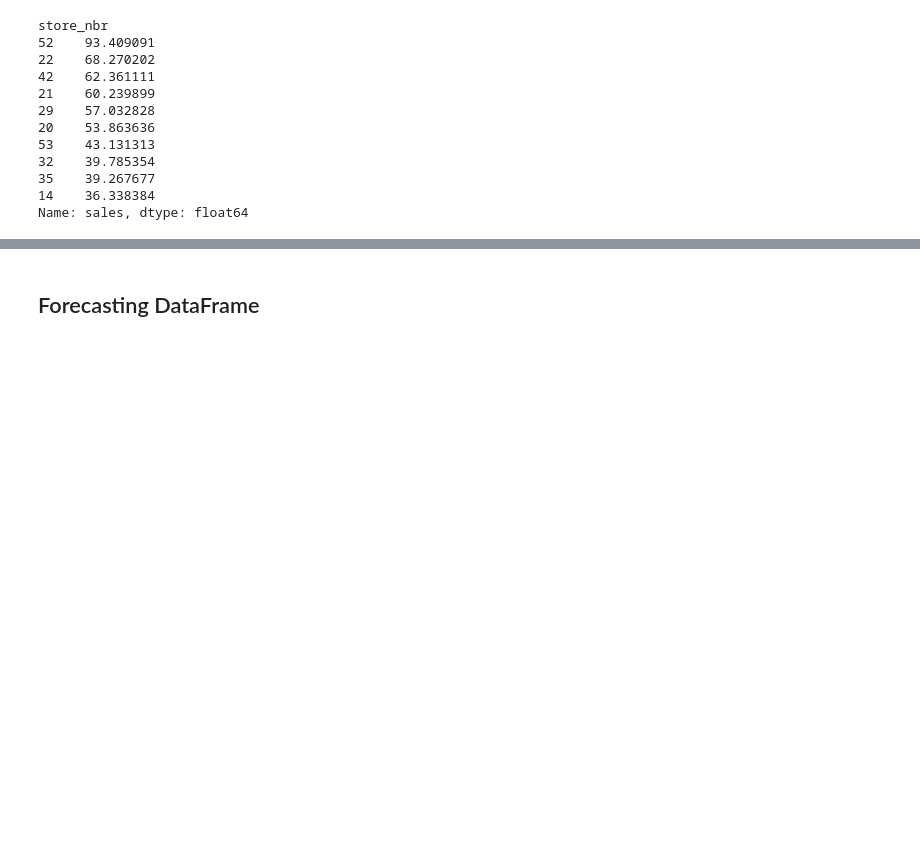
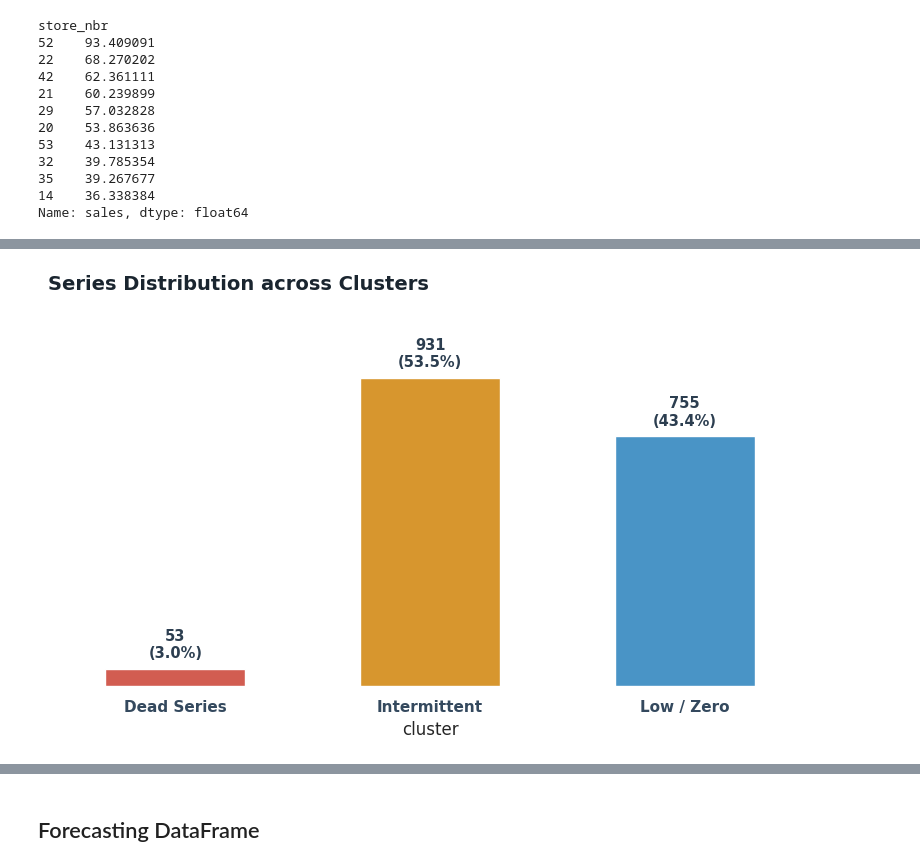
Before and after one commit to on1link/nixtla-store-sales-forecasting, a Jupyter notebook: notebooks/store_forecasting.ipynb, the cells around one changed output, grey strips where cells are left out. Saved outputs shown, nothing was run; the diff lists cells and outputs as text; code cells hidden in the pictures; blank space fills up the shorter version.

```diff
--- a/notebooks/store_forecasting.ipynb
+++ b/notebooks/store_forecasting.ipynb
@@ -576,0 +587,67 @@ pd.DataFrame({"name": ["dead_series", "intermittent", "low_zero"], "values": [de
+# %%
+# 1. Prepare Data with Clean Labels
+counts = [dead_series.shape[0], intermittent.shape[0], low_zero.shape[0]]
+total = sum(counts)
+
+df = pd.DataFrame(
+    {
+        "cluster": ["Dead Series", "Intermittent", "Low / Zero"],
+        "count": counts,
+        "pct": [c / total * 100 for c in counts],
+    }
+)
+
+# 2. Setup Figure & Theme
+plt.figure(figsize=(8, 5))
+sns.set_theme(style="white")
+
+# Color mapping: Highlight critical clusters (e.g., Red for Dead, Orange for Intermittent)
+palette = ["#e74c3c", "#f39c12", "#3498db"]
+
+ax = sns.barplot(
+    data=df,
+    x="cluster",
+    y="count",
+    palette=palette,
+    hue="cluster",
+    legend=False,
+    width=0.55,
+)
+
+# 3. Add Data Annotations (Count + Percentage)
+for p, (_, row) in zip(ax.patches, df.iterrows()):
+    height = p.get_height()
+    ax.annotate(
+        f"{int(height):,}\n({row['pct']:.1f}%)",
+        xy=(p.get_x() + p.get_width() / 2.0, height),
+        xytext=(0, 6),
+        textcoords="offset points",
+        ha="center",
+        va="bottom",
+        fontweight="bold",
+        fontsize=10.5,
+        color="#2c3e50",
+    )
+
+# 4. Polish Styling & Remove Clutter
+ax.spines[["top", "right", "left", "bottom"]].set_visible(False)
+ax.yaxis.set_visible(False)  # Annotations on top replace Y-axis numbers
+plt.tick_params(bottom=False)
+plt.xticks(fontsize=11, fontweight="bold", color="#34495e")
+
+# Extend Y-axis limit so top annotations don't get clipped
+plt.ylim(0, max(df["count"]) * 1.22)
+
+plt.title(
+    "Series Distribution across Clusters",
+    fontsize=14,
+    fontweight="bold",
+    pad=15,
+    loc="left",
+    color="#1a252f",
+)
+
+plt.tight_layout()
+plt.show()
+# %% [output]
+[figure, added]
```
Also changed, not shown: parts of 34 cells of this notebook, 6 other files.
